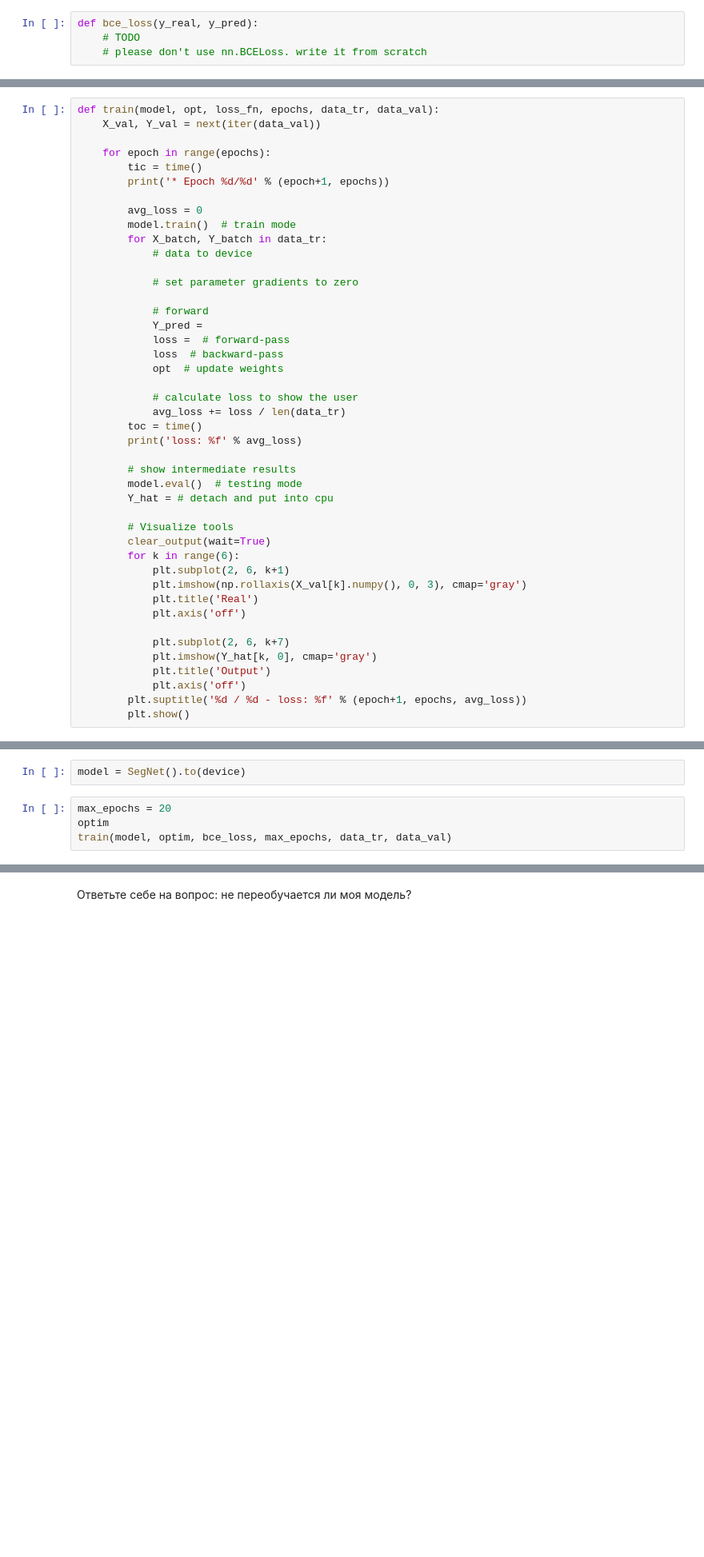
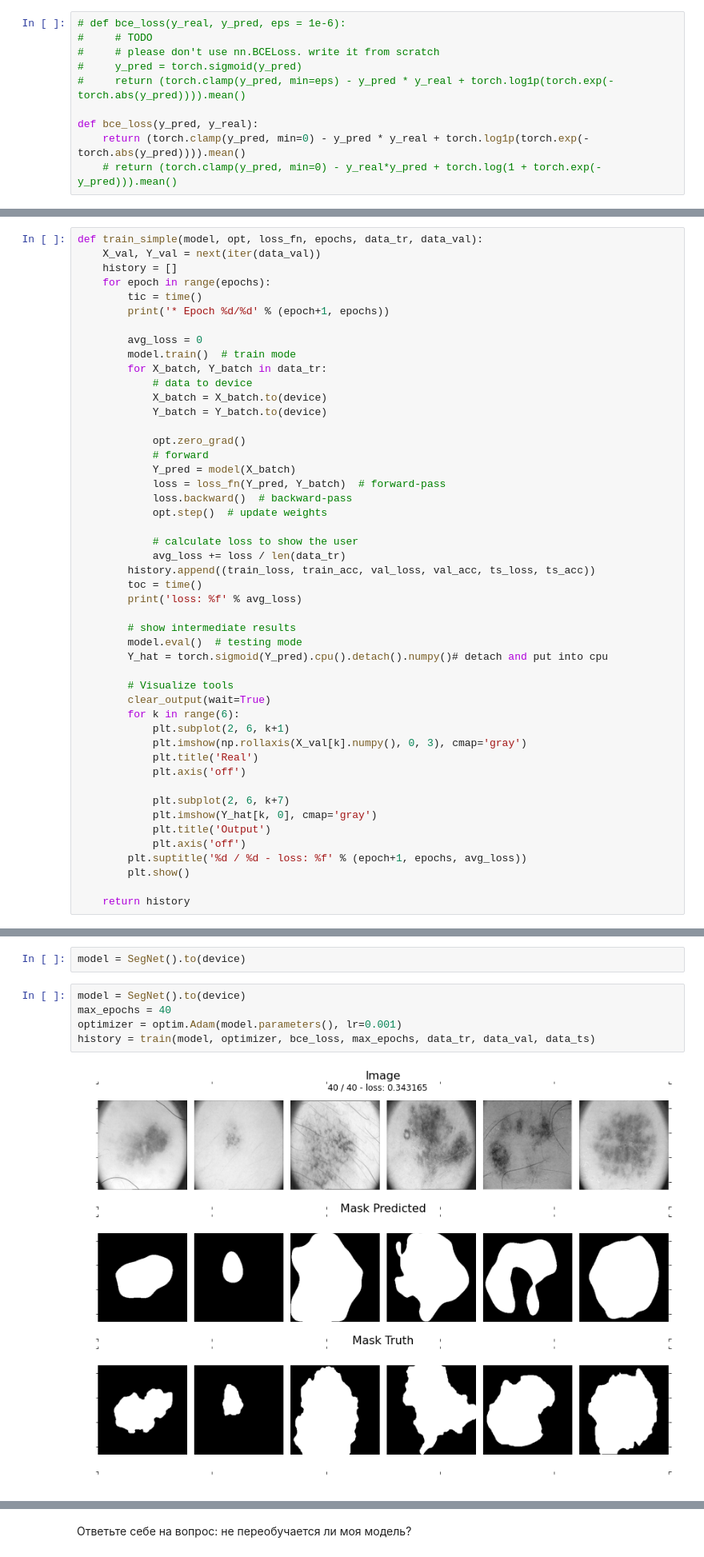
Before and after one commit to imvladikon/deep_learning_school, a Jupyter notebook: semester_1/week_7/[hw]semantic_segmentation.ipynb, the cells around one changed output, grey strips where cells are left out. Shown at 80% size. Drawn from its saved outputs; the diff is of its cells as text; blank space fills up the shorter version.

```diff
--- a/semester_1/week_7/[hw]semantic_segmentation.ipynb
+++ b/semester_1/week_7/[hw]semantic_segmentation.ipynb
@@ -265,18 +346,24 @@ $$\mathcal L_{BCE}(y, \hat y) = -\sum_i \left[y_i\log\sigma(\hat y_i) + (1-y_i)\
 Однако эта потеря страдает от проблем численной нестабильности. Самое главное, что $\lim_{x\rightarrow0}\log(x)=\infty$ приводит к неустойчивости в процессе оптимизации. Рекомендуется посмотреть следующее [упрощение](https://www.tensorflow.org/api_docs/python/tf/nn/sigmoid_cross_entropy_with_logits). Эта функция эквивалентна первой и не так подвержена численной неустойчивости:
 
 $$\mathcal L_{BCE} = \hat y - y\hat y + \log\left(1+\exp(-\hat y)\right).$$
-# %%
-def bce_loss(y_real, y_pred):
-    # TODO
-    # please don't use nn.BCELoss. write it from scratch
+# %%
+# def bce_loss(y_real, y_pred, eps = 1e-6):
+#     # TODO
+#     # please don't use nn.BCELoss. write it from scratch
+#     y_pred = torch.sigmoid(y_pred)
+#     return (torch.clamp(y_pred, min=eps) - y_pred * y_real + torch.log1p(torch.exp(-torch.abs(y_pred)))).mean()
+
+def bce_loss(y_pred, y_real):
+    return (torch.clamp(y_pred, min=0) - y_pred * y_real + torch.log1p(torch.exp(-torch.abs(y_pred)))).mean()
+    # return (torch.clamp(y_pred, min=0) - y_real*y_pred + torch.log(1 + torch.exp(-y_pred))).mean()
 # %% [markdown]
 ## Тренировка [1 балл]
 
 Мы определим цикл обучения в функции, чтобы мы могли повторно использовать его.
 # %%
-def train(model, opt, loss_fn, epochs, data_tr, data_val):
+def train_simple(model, opt, loss_fn, epochs, data_tr, data_val):
     X_val, Y_val = next(iter(data_val))
-
+    history = []
     for epoch in range(epochs):
         tic = time()
         print('* Epoch %d/%d' % (epoch+1, epochs))
@@ -285,23 +372,25 @@ def train(model, opt, loss_fn, epochs, data_tr, data_val):
         model.train()  # train mode
         for X_batch, Y_batch in data_tr:
             # data to device
+            X_batch = X_batch.to(device)
+            Y_batch = Y_batch.to(device)
 
-            # set parameter gradients to zero
-
+            opt.zero_grad()
             # forward
-            Y_pred =
-            loss =  # forward-pass
-            loss  # backward-pass
-            opt  # update weights
+            Y_pred = model(X_batch)
+            loss = loss_fn(Y_pred, Y_batch)  # forward-pass
+            loss.backward()  # backward-pass
+            opt.step()  # update weights
 
             # calculate loss to show the user
             avg_loss += loss / len(data_tr)
+        history.append((train_loss, train_acc, val_loss, val_acc, ts_loss, ts_acc))
         toc = time()
         print('loss: %f' % avg_loss)
 
         # show intermediate results
         model.eval()  # testing mode
-        Y_hat = # detach and put into cpu
+        Y_hat = torch.sigmoid(Y_pred).cpu().detach().numpy()# detach and put into cpu
 
         # Visualize tools
         clear_output(wait=True)
@@ -317,3 +406,5 @@ def train(model, opt, loss_fn, epochs, data_tr, data_val):
             plt.axis('off')
         plt.suptitle('%d / %d - loss: %f' % (epoch+1, epochs, avg_loss))
         plt.show()
+
+    return history
@@ -342,9 +549,12 @@ def score_model(model, metric, data):
  С параметрами оптимизатора можно спокойно играть, пока вы не найдете лучший вариант для себя.
 # %%
 model = SegNet().to(device)
-# %%
-max_epochs = 20
-optim
-train(model, optim, bce_loss, max_epochs, data_tr, data_val)
+# %%
+model = SegNet().to(device)
+max_epochs = 40
+optimizer = optim.Adam(model.parameters(), lr=0.001)
+history = train(model, optimizer, bce_loss, max_epochs, data_tr, data_val, data_ts)
+# %% [output]
+[figure, added]
 # %%
 score_model(model, iou_pytorch, data_val)
```
Also changed, not shown: parts of 68 cells of this notebook.
